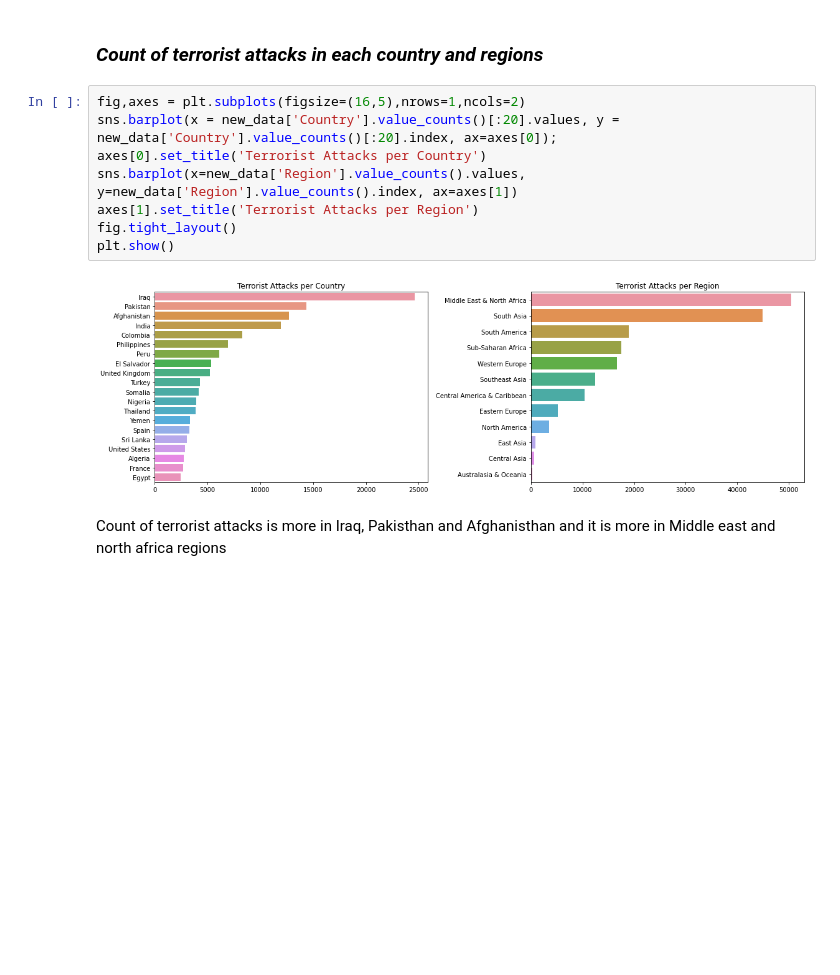
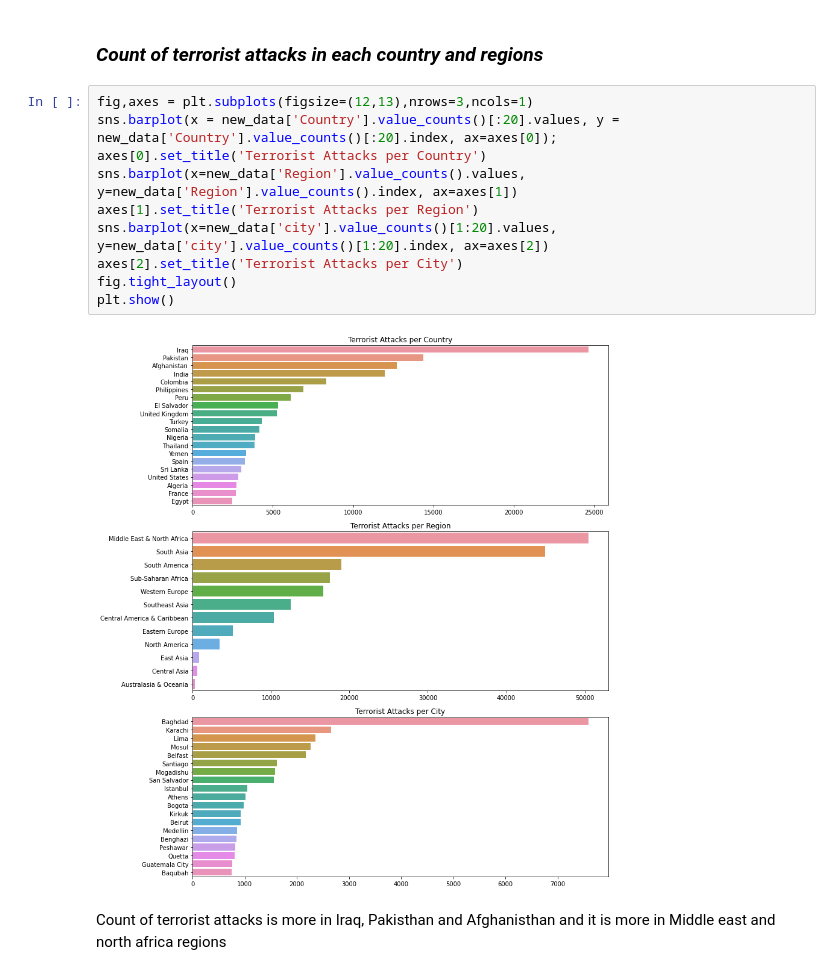
Before and after one commit to tanaybag/GRIPMAY21_TASKS, a Jupyter notebook: Task 4: Exploratory Data Analysis - Terrorism.ipynb, the cells around one changed output. Drawn from its saved outputs; the diff is of its cells as text; blank space fills up the shorter version.

```diff
--- a/Task 4: Exploratory Data Analysis - Terrorism.ipynb
+++ b/Task 4: Exploratory Data Analysis - Terrorism.ipynb
@@ -224,15 +224,17 @@ Private citizens and Property are targeted widely by terrorist when compared to
 # %% [markdown]
 ### *Count of terrorist attacks in each country and regions*
 # %%
-fig,axes = plt.subplots(figsize=(16,5),nrows=1,ncols=2)
+fig,axes = plt.subplots(figsize=(12,13),nrows=3,ncols=1)
 sns.barplot(x = new_data['Country'].value_counts()[:20].values, y = new_data['Country'].value_counts()[:20].index, ax=axes[0]);
 axes[0].set_title('Terrorist Attacks per Country')
 sns.barplot(x=new_data['Region'].value_counts().values, y=new_data['Region'].value_counts().index, ax=axes[1])
 axes[1].set_title('Terrorist Attacks per Region')
+sns.barplot(x=new_data['city'].value_counts()[1:20].values, y=new_data['city'].value_counts()[1:20].index, ax=axes[2])
+axes[2].set_title('Terrorist Attacks per City')
 fig.tight_layout()
 plt.show()
 # %% [output]
-[figure, old version]
+[figure, new version]
 # %% [markdown]
 Count of terrorist attacks is more in Iraq, Pakisthan and Afghanisthan and it is more in Middle east and north africa regions
 # %% [markdown]
```
Also changed, not shown: parts of 2 cells of this notebook.
